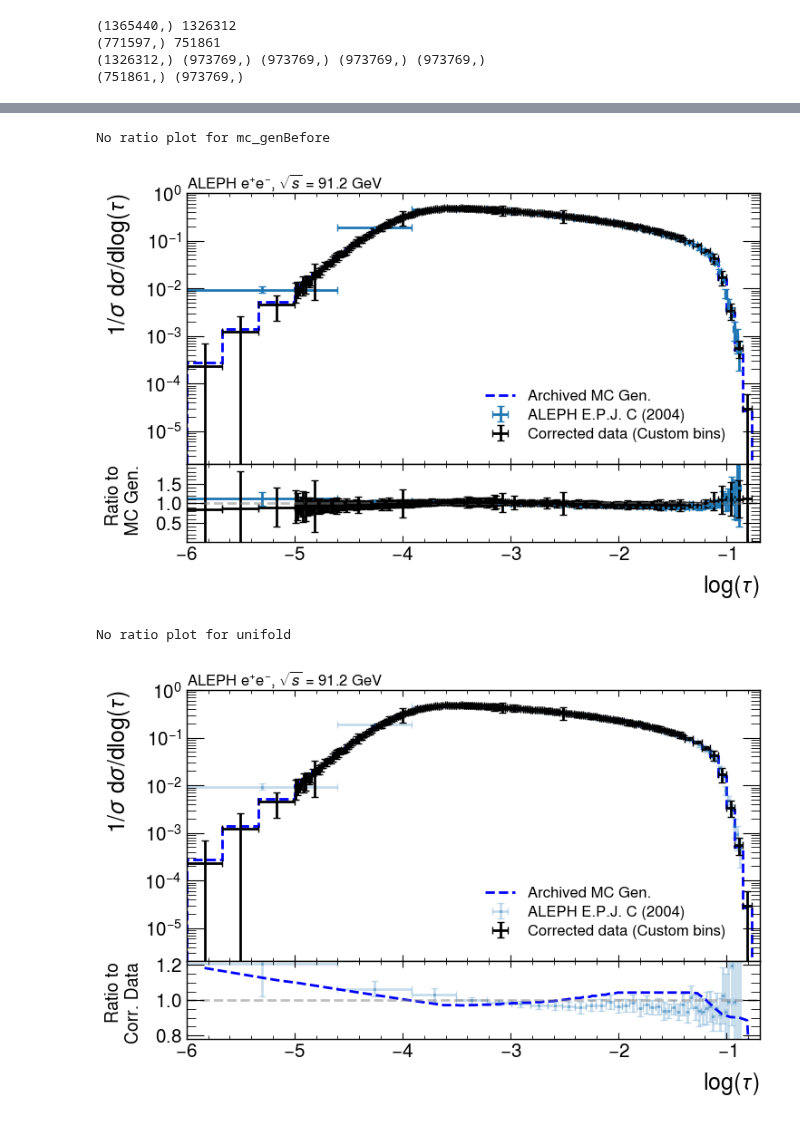
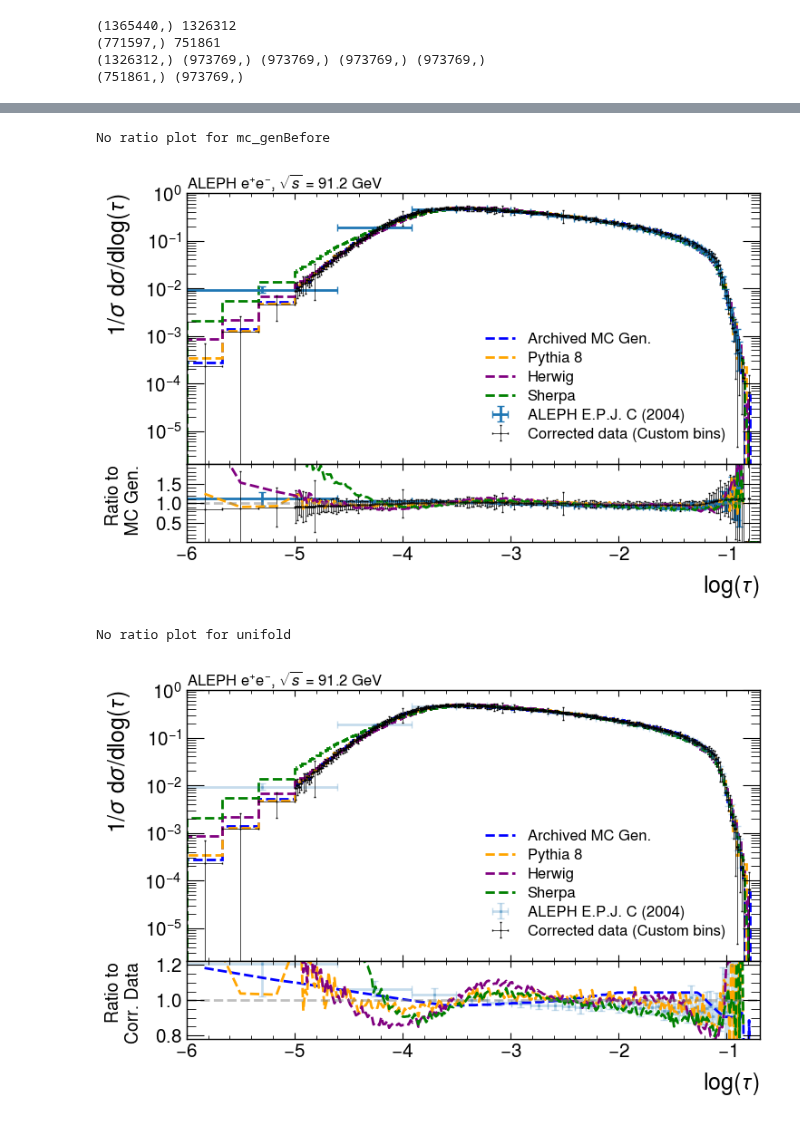
Before and after one commit to badeaa3/unfold-ee-logtau, a Jupyter notebook: Plotting/VisualizeResult.ipynb, the cells around one changed output, grey strips where cells are left out. Cells and saved outputs as stored; diff of their text form; code cells hidden in the pictures.

```diff
--- a/Plotting/VisualizeResult.ipynb
+++ b/Plotting/VisualizeResult.ipynb
@@ -66,8 +89,9 @@ sys.path.append("../ReweightMC")
 import ReweightMCDataLoading as rmc
 theory_gen_mc = {}
 for key, val in rmc.mc_paths.items():
+    inFilePath = os.path.join(pathConf["new_mc"], os.path.basename(val["path"]))
     theory_gen_mc[key] = rmc.loadData(
-        filePath = val["path"],
+        filePath = inFilePath,
         treeName = val["tree"],
         branches = ["Thrust"],
     )
@@ -90,25 +116,7 @@ Herwig (4999984,)
 Sherpa (5000000,)
 # %%
 N = 10
-
-# # analysis note review 1 results
-# ensemble = "/global/homes/b/badea/aleph/unfold-ee-logtau/results/training-745de56e/*/model_weights*" # Nominal result
-# # ensemble = "/global/homes/b/badea/aleph/unfold-ee-logtau/results/training-d6b08785/*/model_weights*" # gen cleaning
-# ensemble_weights = ensembleWeights(loadWeights(ensemble), N=N)
-# print(ensemble_weights.shape)
-
-# systematic = "/global/homes/b/badea/aleph/unfold-ee-logtau/results/training-439c81ff/*/model_weights*"
-# systematic_weights = ensembleWeights(loadWeights(systematic), N=N)
-# print(systematic_weights.shape)
-
-# theory = "/global/u1/b/badea/aleph/unfold-ee-logtau/results/training-65d965a4/*/model_weights*"
-# theory_weights = ensembleWeights(loadWeights(theory), N=N)
-# print(theory_weights.shape)
-
-# # analysis note review 2 results
-# filePath = "/pscratch/sd/b/badea/aleph/unfold-ee-logtau/UniFold/results/training-e583e610" # first round
-filePath = "/pscratch/sd/b/badea/aleph/unfold-ee-logtau/UniFold/results/training-df4a6ec5" # second round
-filePath = os.path.join(filePath, "*/*/conf.json")
+filePath = os.path.join(pathConf["unfold_weights"], "*/*/conf.json")
 w = ut.loadWeightPaths(filePath)
 for key, val in w.items():
     for k, v in val.items():
@@ -685,27 +625,27 @@ for key, val in conf.items():
         # if ratioTo == "genBefore":
         #     inPlots["unifold_aleph"] = {"plotType": "errorbar", "x": val["aleph"]["x"], "y": plots[key][f"unifold_aleph_ensemble0"][0], "color": "black", "label": "Corrected data (ALEPH bins)", "xerr":val["aleph"]["xerr"], "yerr":errors[key][f"unifold_aleph_ensemble0"]["total"]}
         inPlots["unifold"] = {"plotType": "errorbar", "x": bin_centers, "y": plots[key][f"unifold_{binType}_ensemble0"][0], "color": "black", "label": "Corrected data (Custom bins)", "xerr":binwidths/2, "yerr":errors[key][f"unifold_{binType}_ensemble0"]["total"], "noratio" : True if ratioTo == "unifold" else False}
-        # if not ratioTo == "aleph":
-        #     inPlots["unifold"].update({
-        #         "markersize":0.5,
-        #         "lw" : 0.5,
-        #         "capsize" : 0.5
-        #         })
+        if not ratioTo == "aleph":
+            inPlots["unifold"].update({
+                "markersize":0.5,
+                "lw" : 0.5,
+                "capsize" : 0.5
+                })
         # inPlots["data"] = {"plotType": "stairs", "x": bins, "y": plots[key][f"data_{binType}"][0], "color": "gray", "label": "Uncorrected data", "ls":"-"}
         # inPlots["mc_reco"] = {"plotType": "stairs", "x": bins, "y": plots[key][f"mc_reco_{binType}"][0], "color": "orange", "label": "Archived MC Reco.", "ls":"-"}
         inPlots["mc_genBefore"] = {"plotType": "stairs", "x": bins, "y": plots[key][f"mc_genBefore_{binType}"][0], "color": "blue", "label": "Archived MC Gen.", "ls":"--", "noratio" : True if ratioTo == "genBefore" else False}
         # theory comparison plots
-        # inPlots["Pythia8"] = {"plotType": "stairs", "x": bins, "y": plots[key][f"Pythia8_{binType}"][0], "color": "orange", "label": "Pythia 8", "ls":"--"} # , "noratio" : True if ratioTo == "genBefore" else False}
-        # inPlots["Herwig"] = {"plotType": "stairs", "x": bins, "y": plots[key][f"Herwig_{binType}"][0], "color": "purple", "label": "Herwig", "ls":"--"} #, "noratio" : True if ratioTo == "genBefore" else False}
-        # inPlots["Sherpa"] = {"plotType": "stairs", "x": bins, "y": plots[key][f"Sherpa_{binType}"][0], "color": "green", "label": "Sherpa", "ls":"--"} #, "noratio" : True if ratioTo == "genBefore" else False}
+        inPlots["Pythia8"] = {"plotType": "stairs", "x": bins, "y": plots[key][f"Pythia8_{binType}"][0], "color": "orange", "label": "Pythia 8", "ls":"--"} # , "noratio" : True if ratioTo == "genBefore" else False}
+        inPlots["Herwig"] = {"plotType": "stairs", "x": bins, "y": plots[key][f"Herwig_{binType}"][0], "color": "purple", "label": "Herwig", "ls":"--"} #, "noratio" : True if ratioTo == "genBefore" else False}
+        inPlots["Sherpa"] = {"plotType": "stairs", "x": bins, "y": plots[key][f"Sherpa_{binType}"][0], "color": "green", "label": "Sherpa", "ls":"--"} #, "noratio" : True if ratioTo == "genBefore" else False}
 
         # make figure
         fig, (ax1, ax2) = plotThrust(style, inPlots, ratio_denom, epsilon = 1e-10)
 
         # plt.savefig(f"{key}_unifold_ratioTo_{ratioTo}.pdf", bbox_inches='tight')
         # plt.savefig(f"boostPlots/{key}_unifold_ratioTo_{ratioTo}_ALEPHBins.pdf", bbox_inches='tight')
-        plt.savefig(f"boostPlots/{key}_unifold_ratioTo_{ratioTo}_CustomBins.pdf", bbox_inches='tight')
-        # plt.savefig(f"boostPlots/{key}_unifold_ratioTo_{ratioTo}_CustomBinsTheoryComparison.pdf", bbox_inches='tight')
+        # plt.savefig(f"boostPlots/{key}_unifold_ratioTo_{ratioTo}_CustomBins.pdf", bbox_inches='tight')
+        plt.savefig(f"boostPlots/{key}_unifold_ratioTo_{ratioTo}_CustomBinsTheoryComparison.pdf", bbox_inches='tight')
         # plt.savefig(f"boostPlots/{key}_unifold_ratioTo_{ratioTo}_NoUniFold.pdf", bbox_inches='tight')
         plt.show()
         plt.close()
@@ -715,4 +655,4 @@ for key, val in conf.items():
 No ratio plot for mc_genBefore
-[figure, old version]
+[figure, new version]
 No ratio plot for unifold
-[figure, old version]
+[figure, new version]
```
Also changed, not shown: parts of 15 cells of this notebook, 1 other file.
